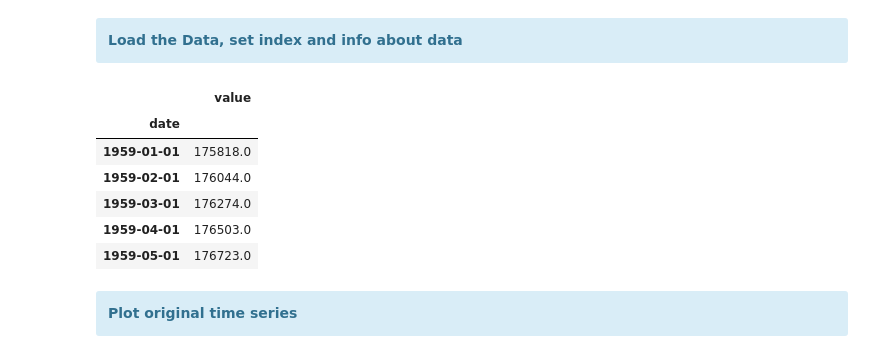
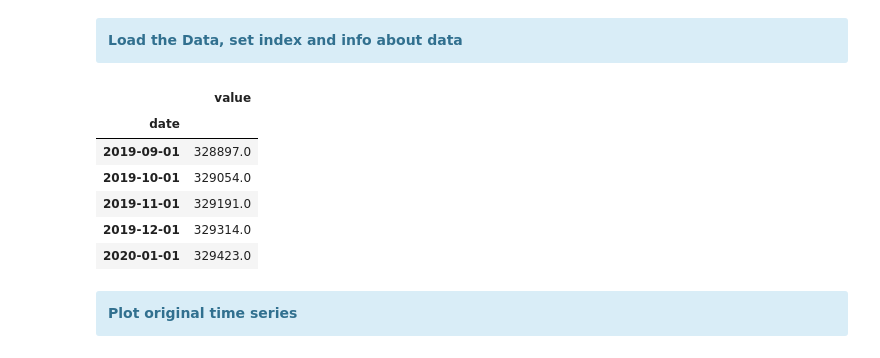
Before and after one commit to Pedro-Ivo/Population_Time_Series, a Jupyter notebook: United States population growth.ipynb, the cells around one changed output. Cells and saved outputs as stored; diff of their text form; code cells hidden in the pictures.

```diff
--- a/United States population growth.ipynb
+++ b/United States population growth.ipynb
@@ -42,19 +44,19 @@ sns.set_style('white')
 # %%
 df = pd.read_csv('POPTHM.csv')
 df.rename(columns = {'POPTHM': 'value', 'DATE': 'date'}, inplace = True)
 df['date'] = pd.to_datetime(df['date'], format = '%Y-%m-%d')
 #df['date'] = df['date'].dt.strftime('%d/%m/%Y')
 df.set_index('date', inplace = True)
 df.sort_index(inplace = True)
-df.head()
+df.tail()
 # %% [output]
 |  | value |
 | date |  |
-| 1959-01-01 | 175818.0 |
-| 1959-02-01 | 176044.0 |
-| 1959-03-01 | 176274.0 |
-| 1959-04-01 | 176503.0 |
-| 1959-05-01 | 176723.0 |
+| 2019-09-01 | 328897.0 |
+| 2019-10-01 | 329054.0 |
+| 2019-11-01 | 329191.0 |
+| 2019-12-01 | 329314.0 |
+| 2020-01-01 | 329423.0 |
 # %% [markdown]
 <div class="alert alert-block alert-info">
 <b>Plot original time series</b>
```
Also changed, not shown: parts of 13 cells of this notebook.
